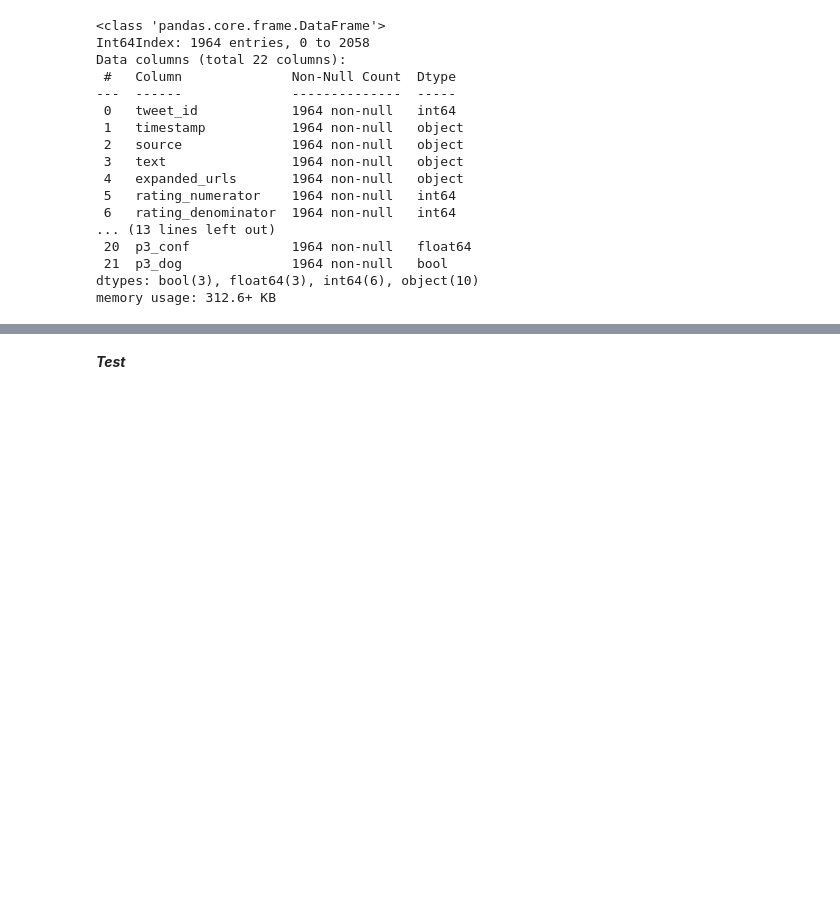
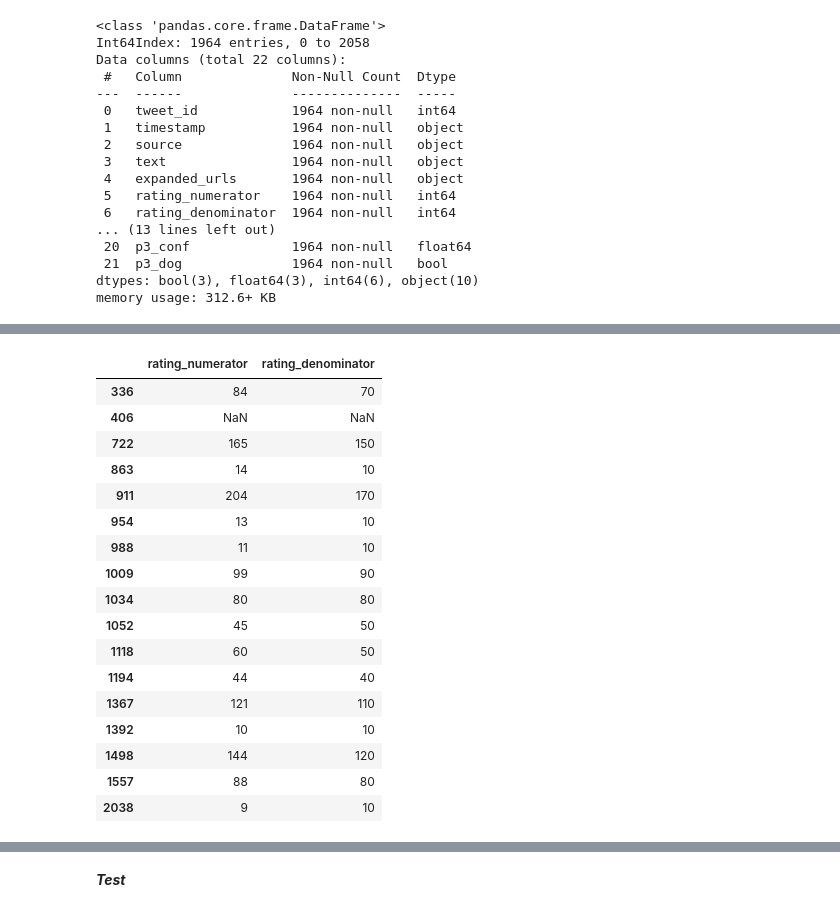
Before and after one commit to mato1411/we_rate_dogs_wrangling_analysis, a Jupyter notebook: wrangle_act.ipynb, the cells around one changed output, grey strips where cells are left out. Saved outputs shown, nothing was run; the diff lists cells and outputs as text; code cells hidden in the pictures; blank space fills up the shorter version.

```diff
--- a/wrangle_act.ipynb
+++ b/wrangle_act.ipynb
@@ -1064,4 +1071,0 @@ Get all row indices for which `rating_denominator` does not equals 10 and drop t
-# %%
-mask_rating_denominator = df_archive_clean[df_archive_clean.rating_denominator != 10]
-number_of_rows_no_denominator = df_archive_clean.shape[0] - mask_rating_denominator.rating_denominator.count()
-df_archive_clean.drop(index=mask_rating_denominator.index, inplace=True)
@@ -1067,0 +1113,25 @@ df_archive_clean.drop(index=mask_rating_denominator.index, inplace=True)
+# %%
+# Assessment of `text` shows there is sometimes a second occurence of the rating syntax `number / number`.
+# Extract the second occurence as new rating.
+ratings_denominator_not_10 = df_archive_clean[df_archive_clean.rating_denominator != 10].text.str.extract('(((?:\d+\.)?\d+)\/(\d+)(?:.(?!((?:\d+\.)?\d+)\/(\d+)))+$)')[[1,2]]
+ratings_denominator_not_10.rename(columns={1: 'rating_numerator', 2: 'rating_denominator'}, inplace=True)
+ratings_denominator_not_10
+# %% [output]
+|  | rating_numerator | rating_denominator |
+| 336 | 84 | 70 |
+| 406 | NaN | NaN |
+| 722 | 165 | 150 |
+| 863 | 14 | 10 |
+| 911 | 204 | 170 |
+| 954 | 13 | 10 |
+| 988 | 11 | 10 |
+| 1009 | 99 | 90 |
+| 1034 | 80 | 80 |
+| 1052 | 45 | 50 |
+| 1118 | 60 | 50 |
+| 1194 | 44 | 40 |
+| 1367 | 121 | 110 |
+| 1392 | 10 | 10 |
+| 1498 | 144 | 120 |
+| 1557 | 88 | 80 |
+| 2038 | 9 | 10 |
```
Also changed, not shown: parts of 74 cells of this notebook, 13 other files.
